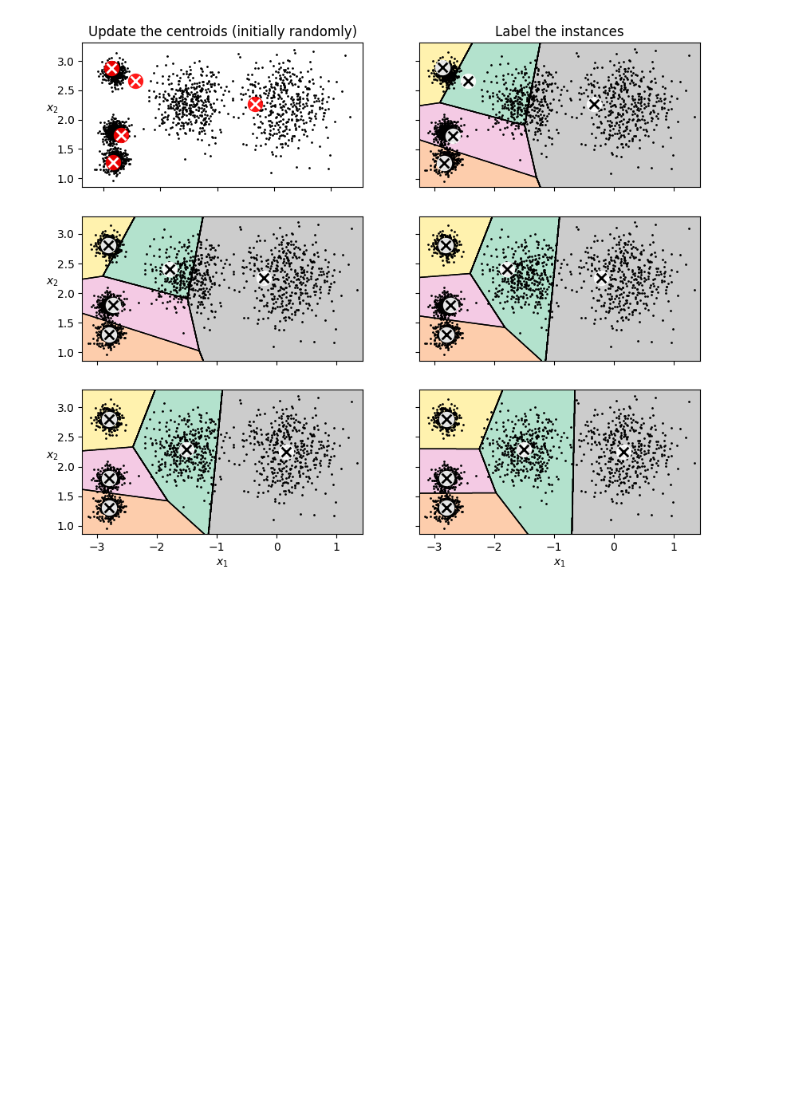
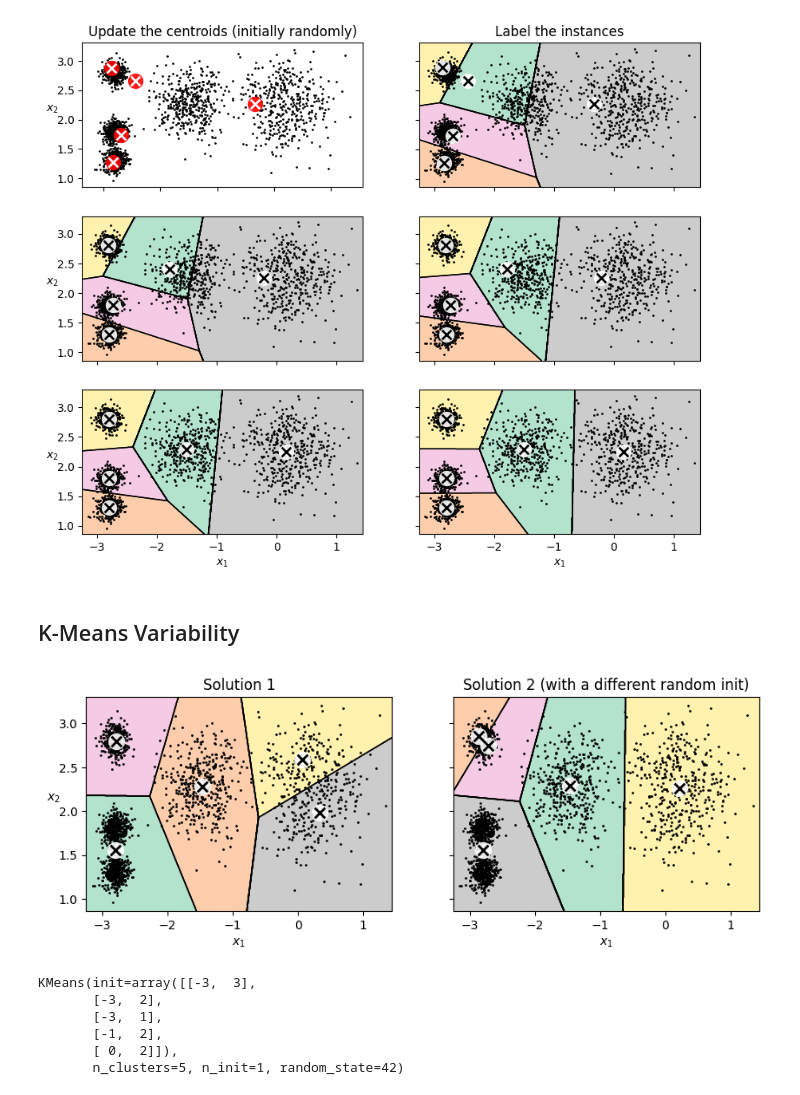
Before and after one commit to ArezooAalipanah/machine_learning3, a Jupyter notebook: HML_ch9.ipynb, the cells around one changed output. Cells and saved outputs as stored; diff of their text form; code cells hidden in the pictures; blank space fills up the shorter version.

```diff
--- a/HML_ch9.ipynb
+++ b/HML_ch9.ipynb
@@ -257,3 +257,51 @@ plt.subplot(326)
 plot_decision_boundaries(kmeans_iter3, X, show_ylabels=False)
 # %% [output]
 [figure]
+# %% [markdown]
+## K-Means Variability
+# %%
+"""
+In the original K-Means algorithm, the centroids are just initialized randomly,
+and the algorithm simply runs a single iteration to gradually improve
+the centroids, as we saw above.
+However, one major problem with this approach is that if you run K-Means
+multiple times (or with different random seeds), it can converge to very
+different solutions, as you can see below:
+"""
+
+def plot_clusterer_comparison(clusterer1, clusterer2, X, title1=None,
+                              title2=None):
+    clusterer1.fit(X)
+    clusterer2.fit(X)
+
+    plt.figure(figsize=(10, 3.2))
+
+    plt.subplot(121)
+    plot_decision_boundaries(clusterer1, X)
+    if title1:
+        plt.title(title1)
+
+    plt.subplot(122)
+    plot_decision_boundaries(clusterer2, X, show_ylabels=False)
+    if title2:
+        plt.title(title2)
+
+kmeans_rnd_init1 = KMeans(n_clusters=5, init="random", n_init=1, random_state=2)
+kmeans_rnd_init2 = KMeans(n_clusters=5, init="random", n_init=1, random_state=9)
+
+plot_clusterer_comparison(kmeans_rnd_init1, kmeans_rnd_init2, X,
+                          "Solution 1",
+                          "Solution 2 (with a different random init)")
+# %% [output]
+[figure, added]
+# %%
+good_init = np.array([[-3, 3], [-3, 2], [-3, 1], [-1, 2], [0, 2]])
+kmeans = KMeans(n_clusters=5, init=good_init, n_init=1, random_state=42)
+kmeans.fit(X)
+# %% [output]
+KMeans(init=array([[-3,  3],
+       [-3,  2],
+       [-3,  1],
+       [-1,  2],
+       [ 0,  2]]),
+       n_clusters=5, n_init=1, random_state=42)
```
Also changed, not shown: parts of 55 cells of this notebook.
